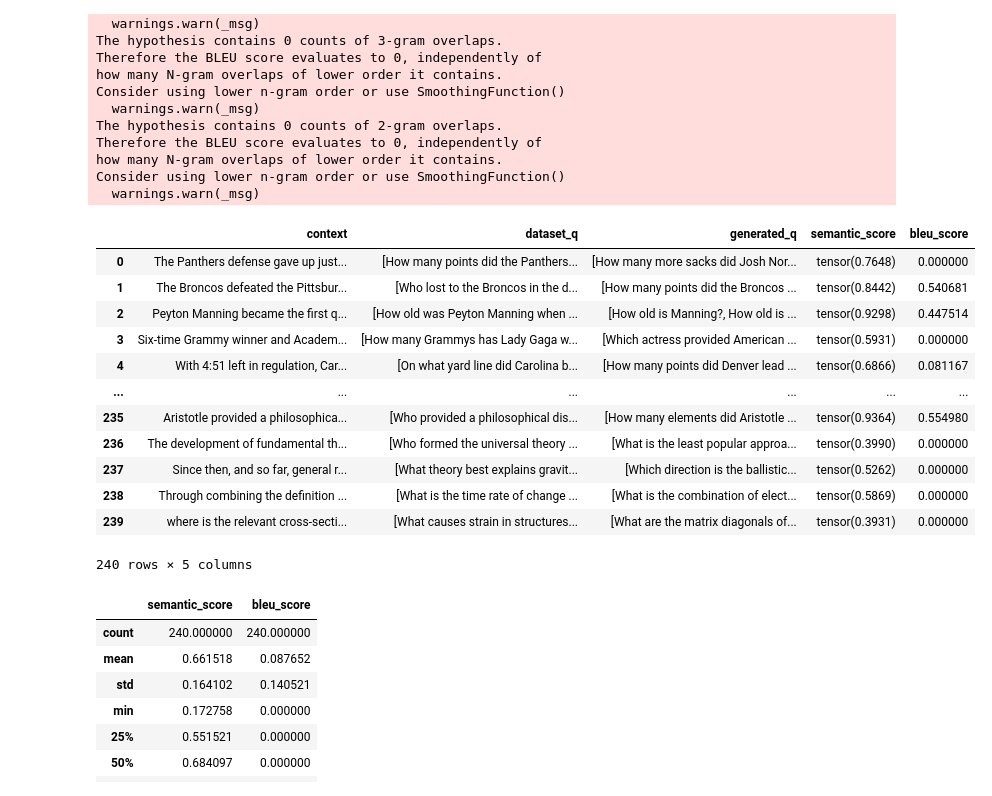
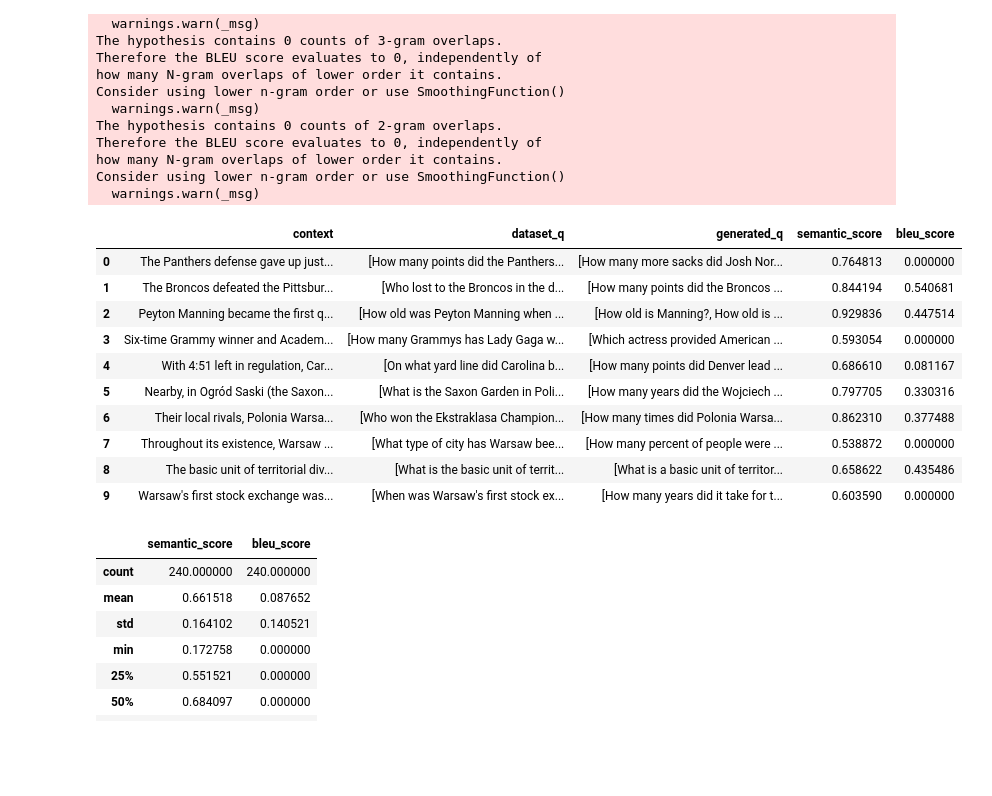
Before and after one commit to BrennanTibbetts/Q-A-5525, a Jupyter notebook: question_generation/question_generator_en.ipynb, the cells around one changed output. Drawn from its saved outputs; the diff is of its cells as text; code cells hidden in the pictures; blank space fills up the shorter version.

Commit message:
Added class for question generation

```diff
--- a/question_generation/question_generator_en.ipynb
+++ b/question_generation/question_generator_en.ipynb
@@ -156,0 +136,5 @@ questions
+# %%
+# generate questions
+q_gen = QuestionGenerator()
+questions = q_gen.generate_questions(context)
+questions
@@ -170,7 +178,7 @@ score_dfs = []
 
 for context in list(cq_pairs.keys()):
     dataset_q = cq_pairs[context]
-    generated_q = generate_questions(generator_model, tokenizer, context)
+    generated_q = q_gen.generate_questions(generator_model, tokenizer, context)
     semantic_score = semantic_comparison(semantic_model, generated_q, dataset_q)
     bleu_score = bleu_comparison(generated_q, dataset_q)
 
@@ -203,21 +211,19 @@ Consider using lower n-gram order or use SmoothingFunction()
   warnings.warn(_msg)
 # %%
 score_df.reset_index(drop=True, inplace=True)
-score_df
+score_df.head(10)
 # %% [output]
 |  | context | dataset_q | generated_q | semantic_score | bleu_score |
-| 0 | The Panthers defense gave up just... | [How many points did the Panthers... | [How many more sacks did Josh Nor... | tensor(0.7648) | 0.000000 |
-| 1 | The Broncos defeated the Pittsbur... | [Who lost to the Broncos in the d... | [How many points did the Broncos ... | tensor(0.8442) | 0.540681 |
-| 2 | Peyton Manning became the first q... | [How old was Peyton Manning when ... | [How old is Manning?, How old is ... | tensor(0.9298) | 0.447514 |
-| 3 | Six-time Grammy winner and Academ... | [How many Grammys has Lady Gaga w... | [Which actress provided American ... | tensor(0.5931) | 0.000000 |
-| 4 | With 4:51 left in regulation, Car... | [On what yard line did Carolina b... | [How many points did Denver lead ... | tensor(0.6866) | 0.081167 |
-| ... | ... | ... | ... | ... | ... |
-| 235 | Aristotle provided a philosophica... | [Who provided a philosophical dis... | [How many elements did Aristotle ... | tensor(0.9364) | 0.554980 |
-| 236 | The development of fundamental th... | [Who formed the universal theory ... | [What is the least popular approa... | tensor(0.3990) | 0.000000 |
-| 237 | Since then, and so far, general r... | [What theory best explains gravit... | [Which direction is the ballistic... | tensor(0.5262) | 0.000000 |
-| 238 | Through combining the definition ... | [What is the time rate of change ... | [What is the combination of elect... | tensor(0.5869) | 0.000000 |
-| 239 | where is the relevant cross-secti... | [What causes strain in structures... | [What are the matrix diagonals of... | tensor(0.3931) | 0.000000 |
+| 0 | The Panthers defense gave up just... | [How many points did the Panthers... | [How many more sacks did Josh Nor... | 0.764813 | 0.000000 |
+| 1 | The Broncos defeated the Pittsbur... | [Who lost to the Broncos in the d... | [How many points did the Broncos ... | 0.844194 | 0.540681 |
+| 2 | Peyton Manning became the first q... | [How old was Peyton Manning when ... | [How old is Manning?, How old is ... | 0.929836 | 0.447514 |
+| 3 | Six-time Grammy winner and Academ... | [How many Grammys has Lady Gaga w... | [Which actress provided American ... | 0.593054 | 0.000000 |
+| 4 | With 4:51 left in regulation, Car... | [On what yard line did Carolina b... | [How many points did Denver lead ... | 0.686610 | 0.081167 |
+| 5 | Nearby, in Ogród Saski (the Saxon... | [What is the Saxon Garden in Poli... | [How many years did the Wojciech ... | 0.797705 | 0.330316 |
+| 6 | Their local rivals, Polonia Warsa... | [Who won the Ekstraklasa Champion... | [How many times did Polonia Warsa... | 0.862310 | 0.377488 |
+| 7 | Throughout its existence, Warsaw ... | [What type of city has Warsaw bee... | [How many percent of people were ... | 0.538872 | 0.000000 |
+| 8 | The basic unit of territorial div... | [What is the basic unit of territ... | [What is a basic unit of territor... | 0.658622 | 0.435486 |
+| 9 | Warsaw's first stock exchange was... | [When was Warsaw's first stock ex... | [How many years did it take for t... | 0.603590 | 0.000000 |
-240 rows × 5 columns
 # %%
 score_df.describe()
 # %% [output]
```
Also changed, not shown: parts of 6 cells of this notebook, 1 other file.
